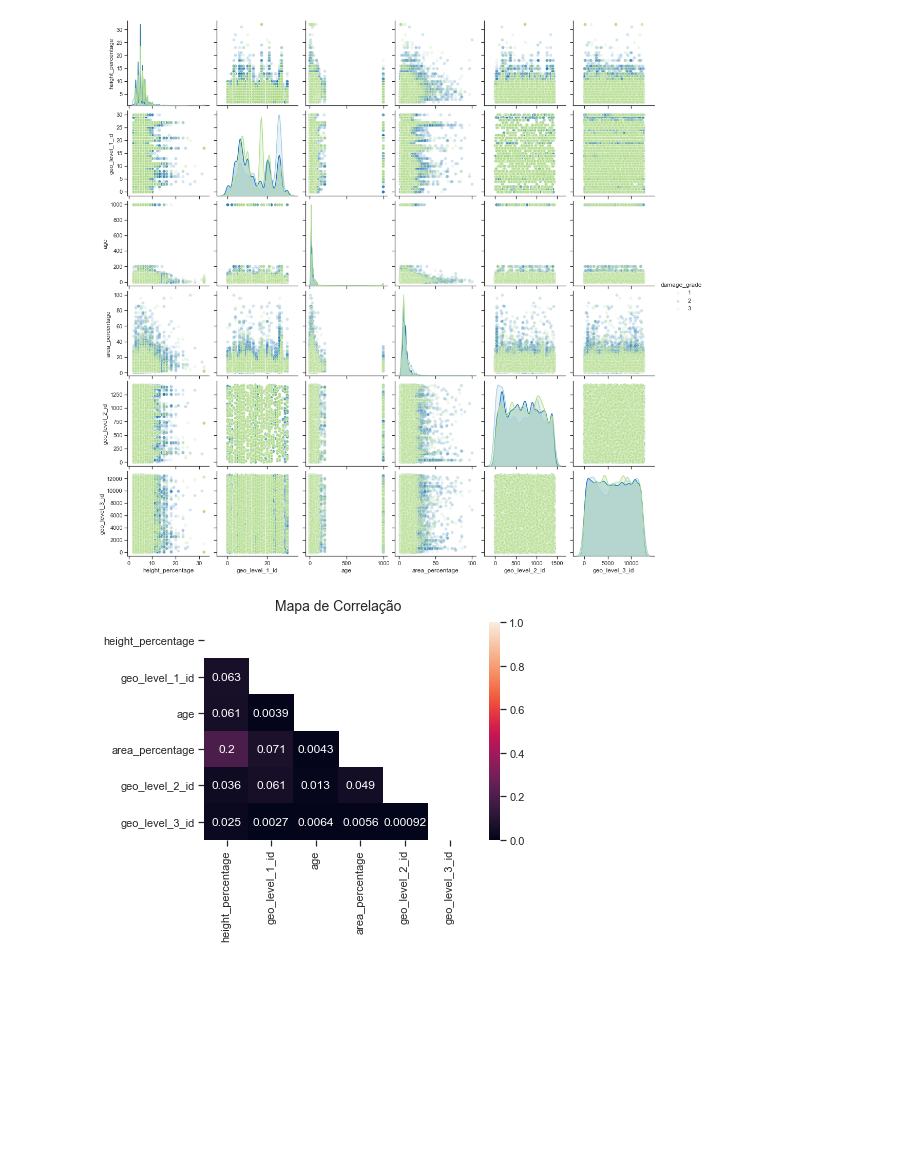
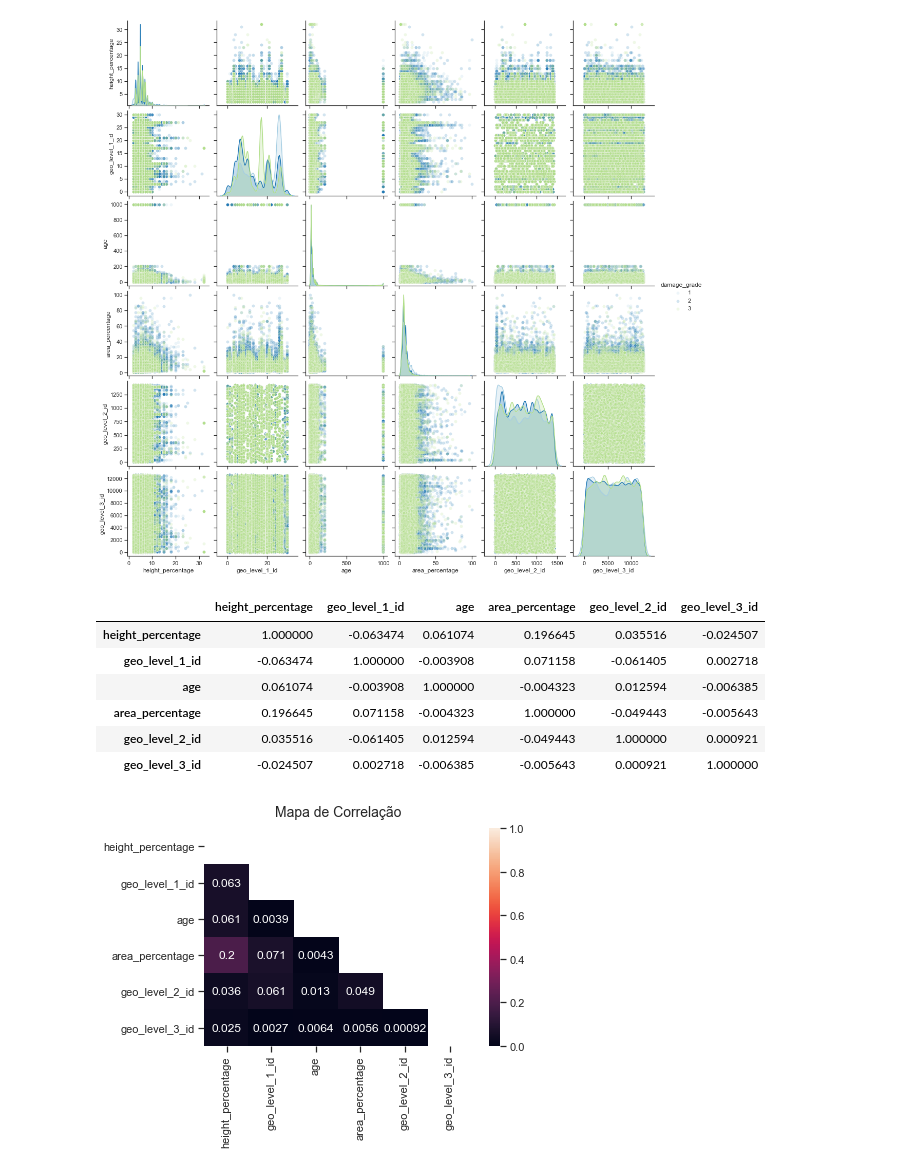
Before and after one commit to Carne-de-Pescoco/Modeling-Earthquake, a Jupyter notebook: notebooks/1_business_understanding_suto.ipynb, the cells around one changed output. Drawn from its saved outputs; the diff is of its cells as text; code cells hidden in the pictures; blank space fills up the shorter version.

```diff
--- a/notebooks/1_business_understanding_suto.ipynb
+++ b/notebooks/1_business_understanding_suto.ipynb
@@ -349,6 +349,16 @@ sns.pairplot(df_atributos_continuos, hue="damage_grade", plot_kws={'alpha':0.2})
 # %% [output]
 <seaborn.axisgrid.PairGrid at 0x...>
 [figure]
+# %%
+X_train[lst_X_train_continuas].corr()
+# %% [output]
+|  | height_percentage | geo_level_1_id | age | area_percentage | geo_level_2_id | geo_level_3_id |
+| height_percentage | 1.000000 | -0.063474 | 0.061074 | 0.196645 | 0.035516 | -0.024507 |
+| geo_level_1_id | -0.063474 | 1.000000 | -0.003908 | 0.071158 | -0.061405 | 0.002718 |
+| age | 0.061074 | -0.003908 | 1.000000 | -0.004323 | 0.012594 | -0.006385 |
+| area_percentage | 0.196645 | 0.071158 | -0.004323 | 1.000000 | -0.049443 | -0.005643 |
+| geo_level_2_id | 0.035516 | -0.061405 | 0.012594 | -0.049443 | 1.000000 | 0.000921 |
+| geo_level_3_id | -0.024507 | 0.002718 | -0.006385 | -0.005643 | 0.000921 | 1.000000 |
 # %%
 correlation_matrix = abs(X_train[lst_X_train_continuas].corr())
 
```
Also changed, not shown: parts of 1 cell of this notebook, 7 other files.
